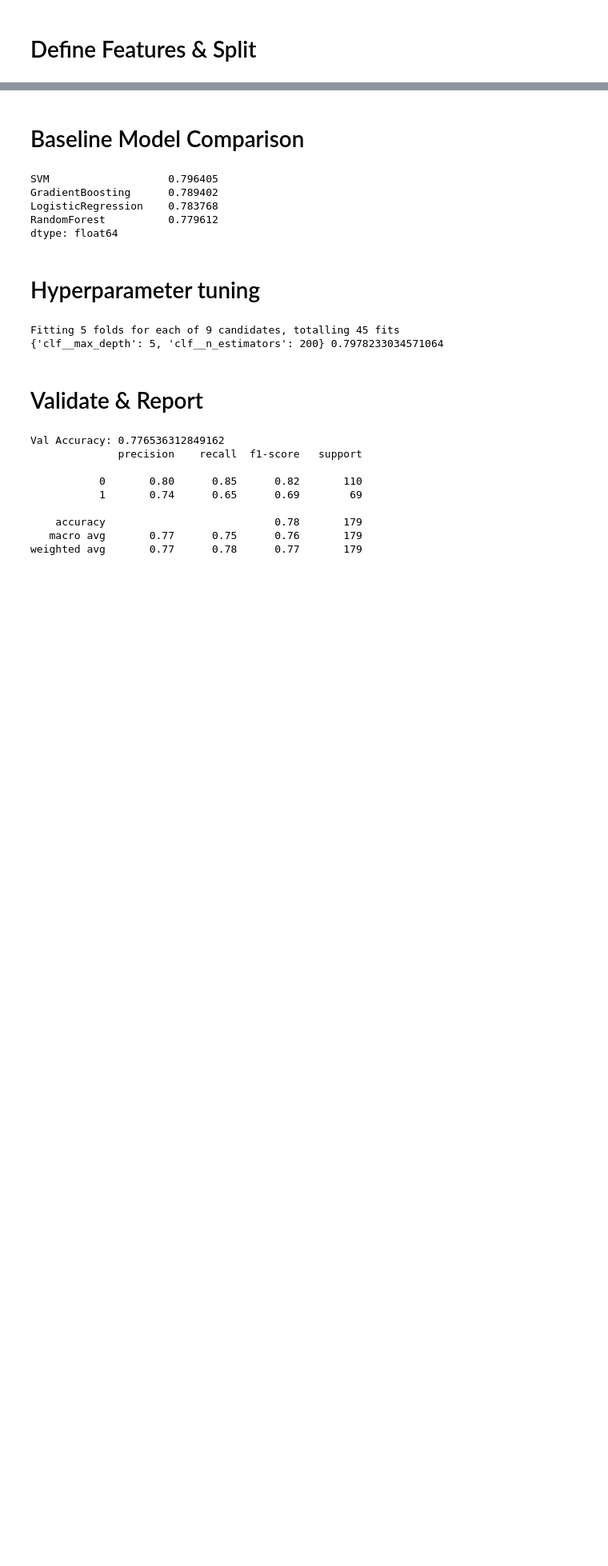
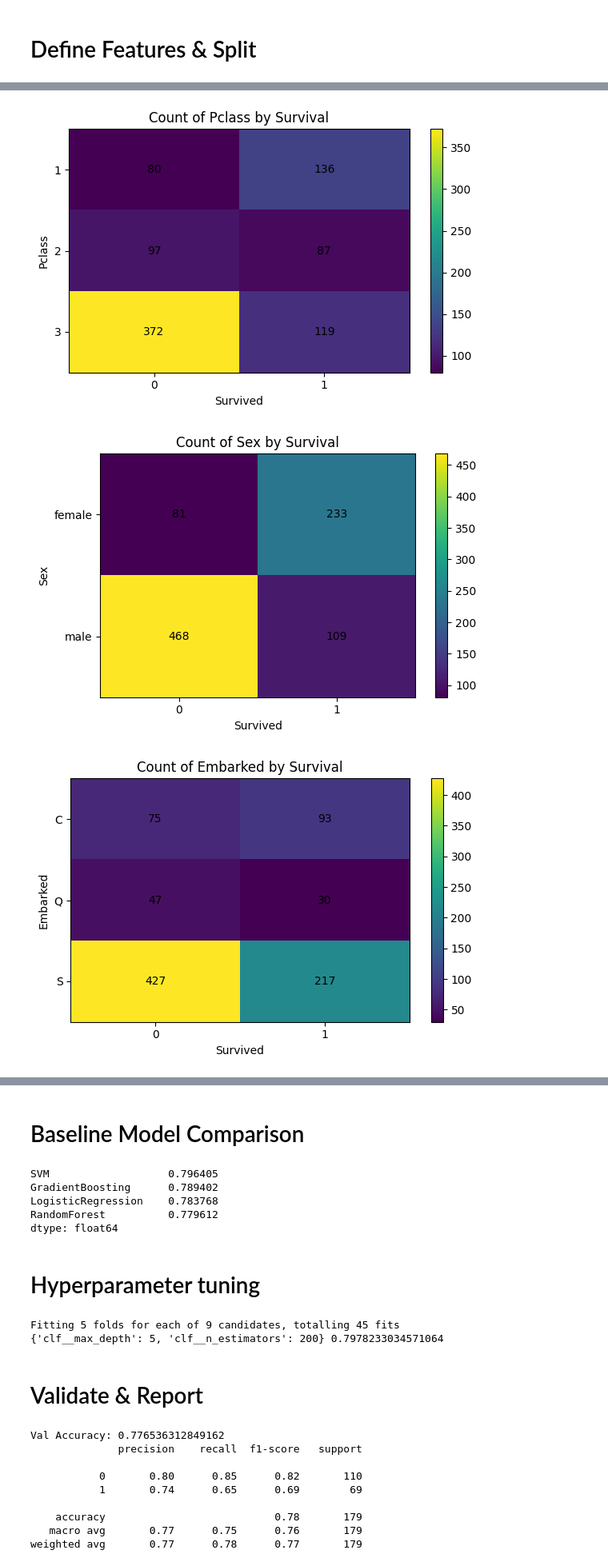
Before and after one commit to mariabilichenk0/kaggle, a Jupyter notebook: titanic/titanic.ipynb, the cells around one changed output, grey strips where cells are left out. Shown at 80% size. Saved outputs shown, nothing was run; the diff lists cells and outputs as text; code cells hidden in the pictures; blank space fills up the shorter version.

```diff
--- a/titanic/titanic.ipynb
+++ b/titanic/titanic.ipynb
@@ -134,0 +276,30 @@ X_train, X_val, y_train, y_val = train_test_split(
+# %%
+# 2. Loop & plot
+for col in CAT_COLS:
+    counts = pd.crosstab(train[col], train['Survived'])
+
+    fig, ax = plt.subplots(figsize=(6, 4))
+    ax.set_axisbelow(True)               # grid behind
+    im = ax.imshow(counts.values, aspect='auto', interpolation='nearest')
+
+    # ticks and labels
+    ax.set_xticks(range(counts.shape[1]))
+    ax.set_xticklabels(counts.columns)
+    ax.set_yticks(range(len(counts.index)))
+    ax.set_yticklabels(counts.index)
+    ax.set_xlabel('Survived')
+    ax.set_ylabel(col)
+    ax.set_title(f'Count of {col} by Survival')
+
+    # annotate cell values
+    for i in range(counts.shape[0]):
+        for j in range(counts.shape[1]):
+            ax.text(j, i, counts.values[i, j], ha='center', va='center', zorder=3)
+
+    fig.colorbar(im, ax=ax)
+    plt.tight_layout()
+    plt.show()
+# %% [output]
+[figure, added]
+[figure, added]
+[figure, added]
```
Also changed, not shown: parts of 7 cells of this notebook.
